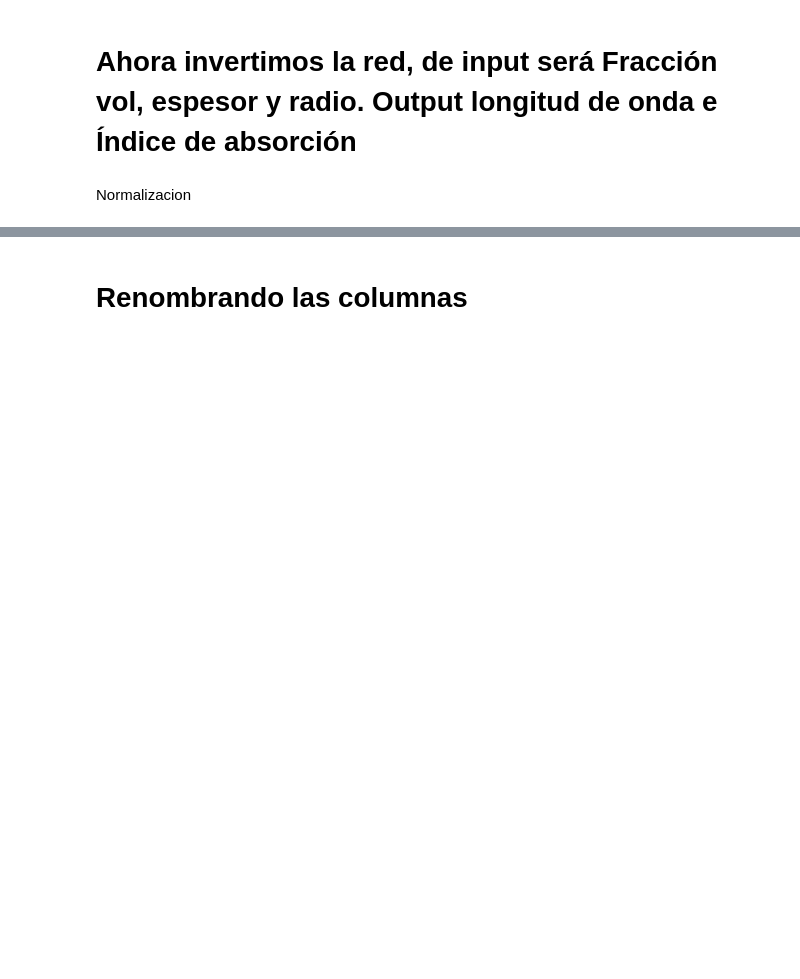
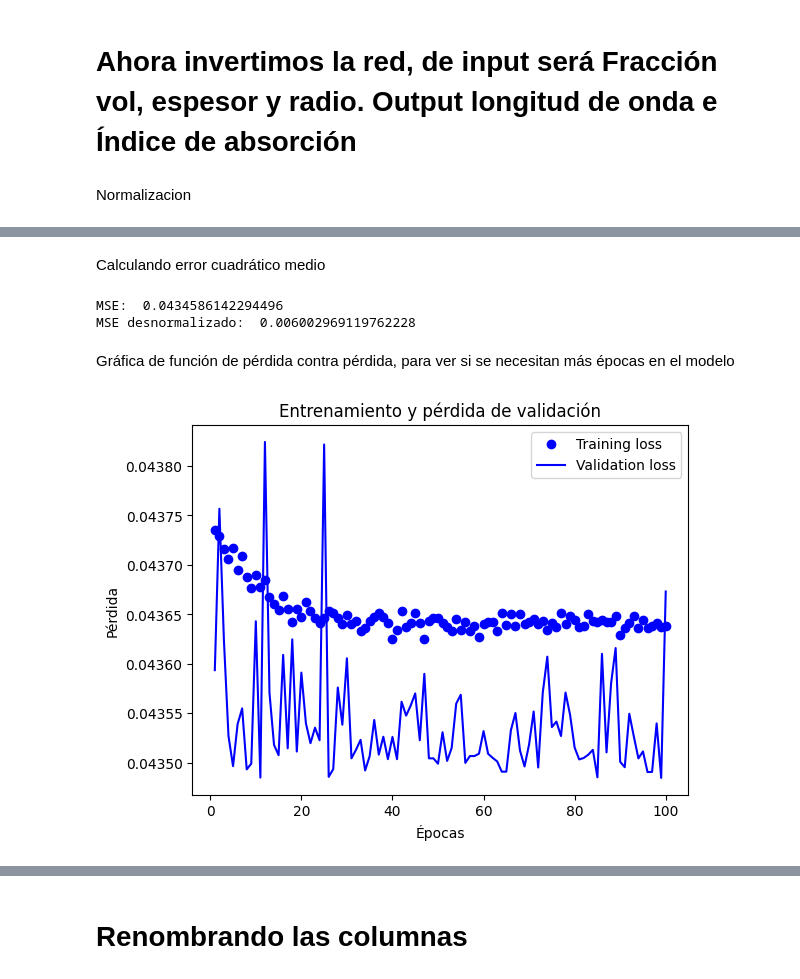
Before and after one commit to lorenzoog00/ASE, a Jupyter notebook: redN/RedNeuronal/normalizado.ipynb, the cells around one changed output, grey strips where cells are left out. Drawn from its saved outputs; the diff is of its cells as text; code cells hidden in the pictures; blank space fills up the shorter version.

Commit message:
se agrego las error cuadratico medio

```diff
--- a/redN/RedNeuronal/normalizado.ipynb
+++ b/redN/RedNeuronal/normalizado.ipynb
@@ -48,8 +55,7 @@ y = np.array(Y)
 # Creamos el modelo de la red neuronal
 model = Sequential()
 model.add(Dense(64, input_dim=3, activation='relu'))
+model.add(Dense(10, activation='relu'))
 model.add(Dense(2, activation='linear'))
 # %%
-model.compile(loss='mean_absolute_error', optimizer='adam')
+model.compile(loss='mean_squared_error', optimizer='adam')
-# %%
-model.fit(X, y, epochs=10, batch_size=32)
@@ -91,0 +99,29 @@ print(y_pred)
+# %% [markdown]
+Calculando error cuadrático medio
+# %%
+# Calcular error cuadrático medio (MSE) en los datos normalizados
+mse = np.mean(np.square(y_normalized - pred_norm))
+print("MSE: ", mse)
+
+# Desnormalizar el MSE
+mse_denormalized = scaler_Y.inverse_transform(np.array([[mse, 0]]))[0][0]
+print("MSE desnormalizado: ", mse_denormalized)
+# %% [output]
+MSE:  0.0434586142294496
+MSE desnormalizado:  0.006002969119762228
+# %% [markdown]
+Gráfica de función de pérdida contra pérdida, para ver si se necesitan más épocas en el modelo
+# %%
+# Graficar la función de pérdida
+train_loss = history.history['loss']
+val_loss = history.history['val_loss']
+epochs = range(1, len(train_loss) + 1)
+plt.plot(epochs, train_loss, 'bo', label='Training loss')
+plt.plot(epochs, val_loss, 'b', label='Validation loss')
+plt.title('Entrenamiento y pérdida de validación')
+plt.xlabel('Épocas')
+plt.ylabel('Pérdida')
+plt.legend()
+plt.show()
+# %% [output]
+[figure, added]
```
Also changed, not shown: parts of 22 cells of this notebook.
